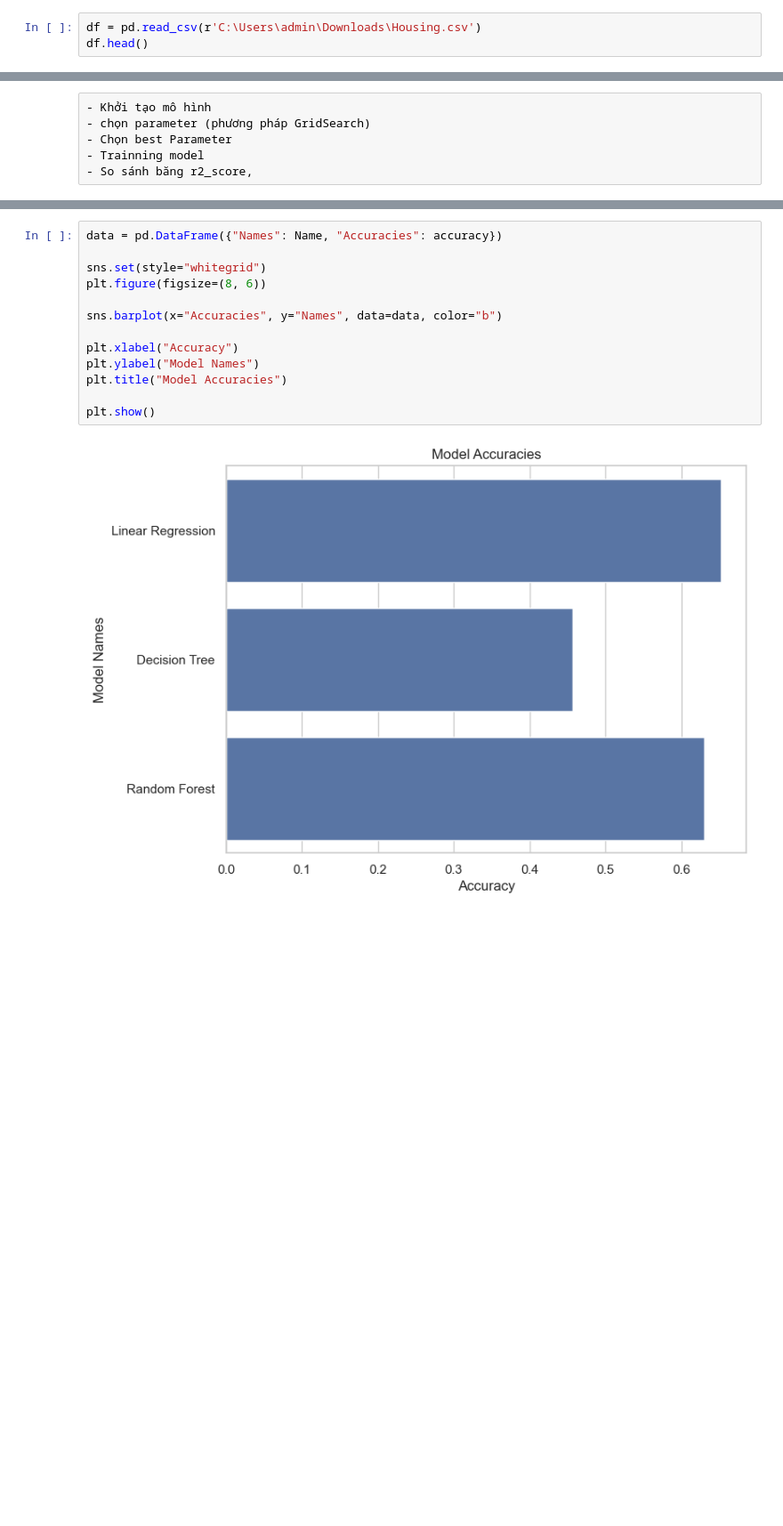
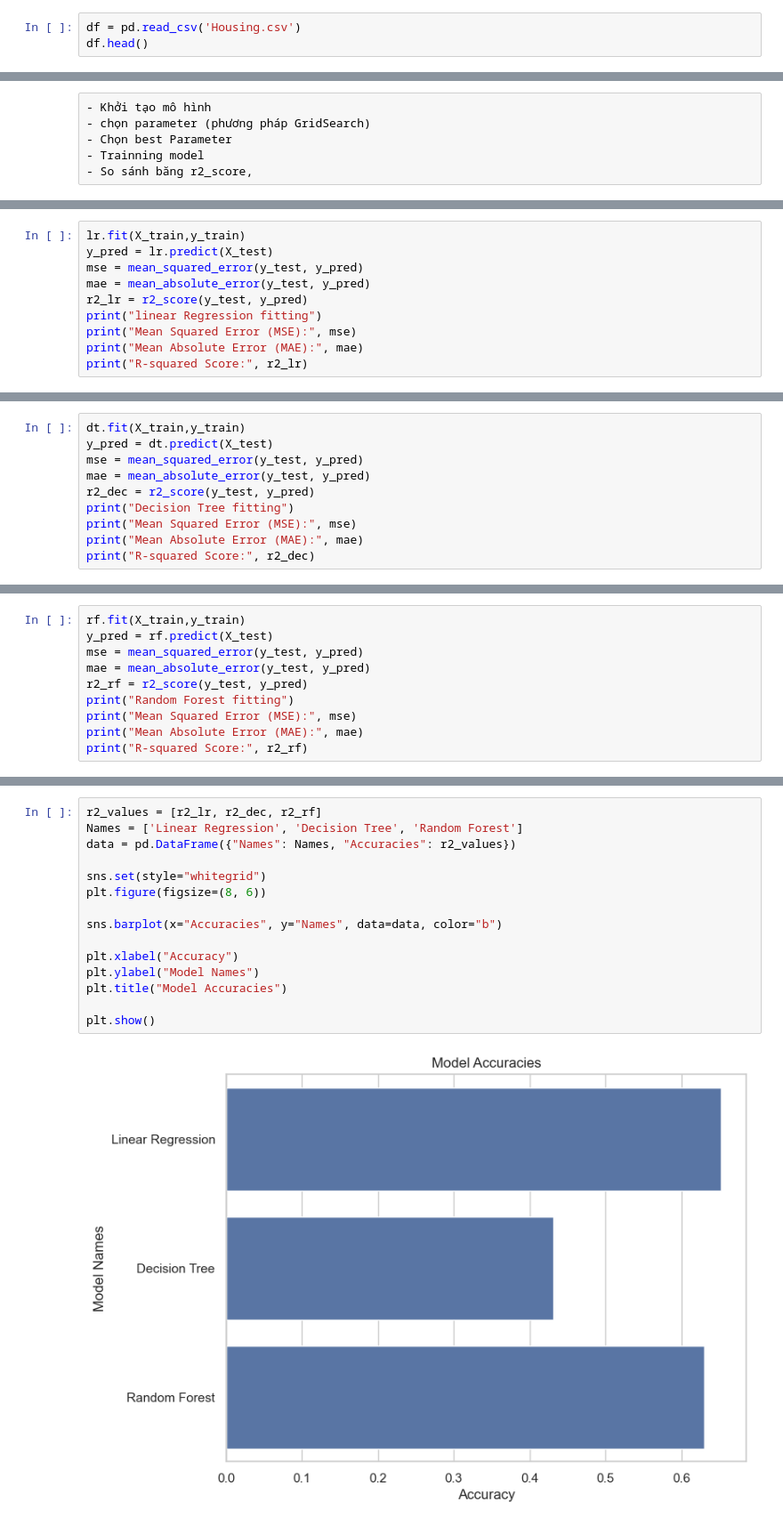
Before and after one commit to Apollosuny/ds_house_price, a Jupyter notebook: Predictive Housing _new version.ipynb, the cells around one changed output, grey strips where cells are left out. Shown at 89% size. Drawn from its saved outputs; the diff is of its cells as text; blank space fills up the shorter version.

```diff
--- a/Predictive Housing _new version.ipynb
+++ b/Predictive Housing _new version.ipynb
@@ -9,7 +9,7 @@ from sklearn.tree import DecisionTreeRegressor
 from sklearn.ensemble import RandomForestRegressor
 from sklearn.metrics import mean_absolute_error,mean_squared_error, r2_score
 # %%
-df = pd.read_csv(r'C:\Users\admin\Downloads\Housing.csv')
+df = pd.read_csv('Housing.csv')
 df.head()
 # %% [output]
 |  | price | area | bedrooms | bathrooms | stories | mainroad | guestroom | basement | hotwaterheating | ... |
@@ -293,0 +250,10 @@ R-squared Score: 0.6222738529030627
+# %%
+lr.fit(X_train,y_train)
+y_pred = lr.predict(X_test)
+mse = mean_squared_error(y_test, y_pred)
+mae = mean_absolute_error(y_test, y_pred)
+r2_lr = r2_score(y_test, y_pred)
+print("linear Regression fitting")
+print("Mean Squared Error (MSE):", mse)
+print("Mean Absolute Error (MAE):", mae)
+print("R-squared Score:", r2_lr)
@@ -293,0 +265,10 @@ R-squared Score: 0.6222738529030627
+# %%
+dt.fit(X_train,y_train)
+y_pred = dt.predict(X_test)
+mse = mean_squared_error(y_test, y_pred)
+mae = mean_absolute_error(y_test, y_pred)
+r2_dec = r2_score(y_test, y_pred)
+print("Decision Tree fitting")
+print("Mean Squared Error (MSE):", mse)
+print("Mean Absolute Error (MAE):", mae)
+print("R-squared Score:", r2_dec)
@@ -293,0 +280,10 @@ R-squared Score: 0.6222738529030627
+# %%
+rf.fit(X_train,y_train)
+y_pred = rf.predict(X_test)
+mse = mean_squared_error(y_test, y_pred)
+mae = mean_absolute_error(y_test, y_pred)
+r2_rf = r2_score(y_test, y_pred)
+print("Random Forest fitting")
+print("Mean Squared Error (MSE):", mse)
+print("Mean Absolute Error (MAE):", mae)
+print("R-squared Score:", r2_rf)
@@ -294,15 +295,17 @@ R-squared Score: 0.6222738529030627
 # %%
-data = pd.DataFrame({"Names": Name, "Accuracies": accuracy})
+r2_values = [r2_lr, r2_dec, r2_rf]
+Names = ['Linear Regression', 'Decision Tree', 'Random Forest']
+data = pd.DataFrame({"Names": Names, "Accuracies": r2_values})
 
 sns.set(style="whitegrid")
 plt.figure(figsize=(8, 6))
 
 sns.barplot(x="Accuracies", y="Names", data=data, color="b")
 
 plt.xlabel("Accuracy")
 plt.ylabel("Model Names")
 plt.title("Model Accuracies")
 
 plt.show()
 # %% [output]
-[figure, old version]
+[figure, new version]
```
Also changed, not shown: parts of 14 cells of this notebook.
